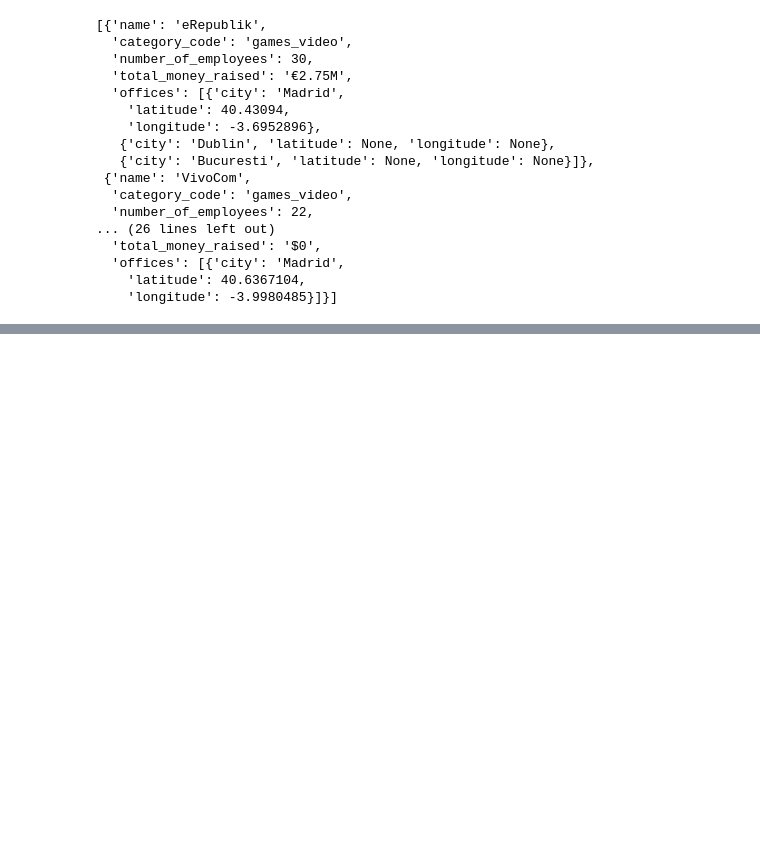
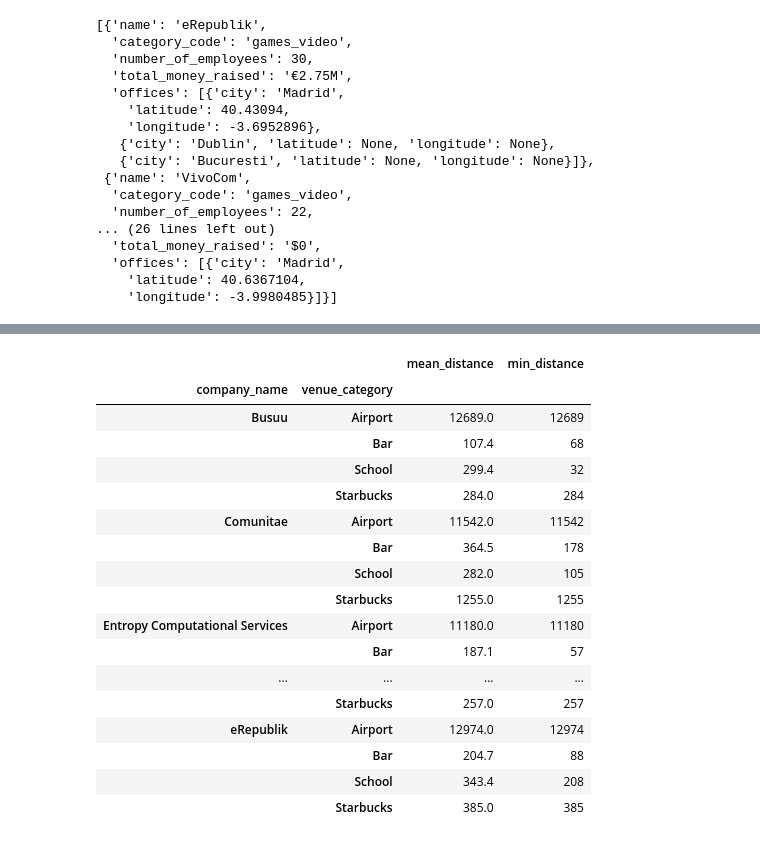
Before and after one commit to edwardrodgermartinez/Geojson-for-Relocating-a-Startup-Office, a Jupyter notebook: project3notebook.ipynb, the cells around one changed output, grey strips where cells are left out. Cells and saved outputs as stored; diff of their text form; code cells hidden in the pictures; blank space fills up the shorter version.

```diff
--- a/project3notebook.ipynb
+++ b/project3notebook.ipynb
@@ -408 +761,3 @@ df2 = df.copy()
+# %%
+final_df2 = final_df.copy()
 # %%
@@ -423,0 +770,21 @@ df2.groupby("index").agg({"venue_distance": "mean"}, {"venue_distance": "min"})
+# %%
+final_df2
+# %% [output]
+|  |  | mean_distance | min_distance |
+| company_name | venue_category |  |  |
+| Busuu | Airport | 12689.0 | 12689 |
+|  | Bar | 107.4 | 68 |
+|  | School | 299.4 | 32 |
+|  | Starbucks | 284.0 | 284 |
+| Comunitae | Airport | 11542.0 | 11542 |
+|  | Bar | 364.5 | 178 |
+|  | School | 282.0 | 105 |
+|  | Starbucks | 1255.0 | 1255 |
+| Entropy Computational Services | Airport | 11180.0 | 11180 |
+|  | Bar | 187.1 | 57 |
+| ... | ... | ... | ... |
+|  | Starbucks | 257.0 | 257 |
+| eRepublik | Airport | 12974.0 | 12974 |
+|  | Bar | 204.7 | 88 |
+|  | School | 343.4 | 208 |
+|  | Starbucks | 385.0 | 385 |
```
Also changed, not shown: parts of 53 cells of this notebook.
